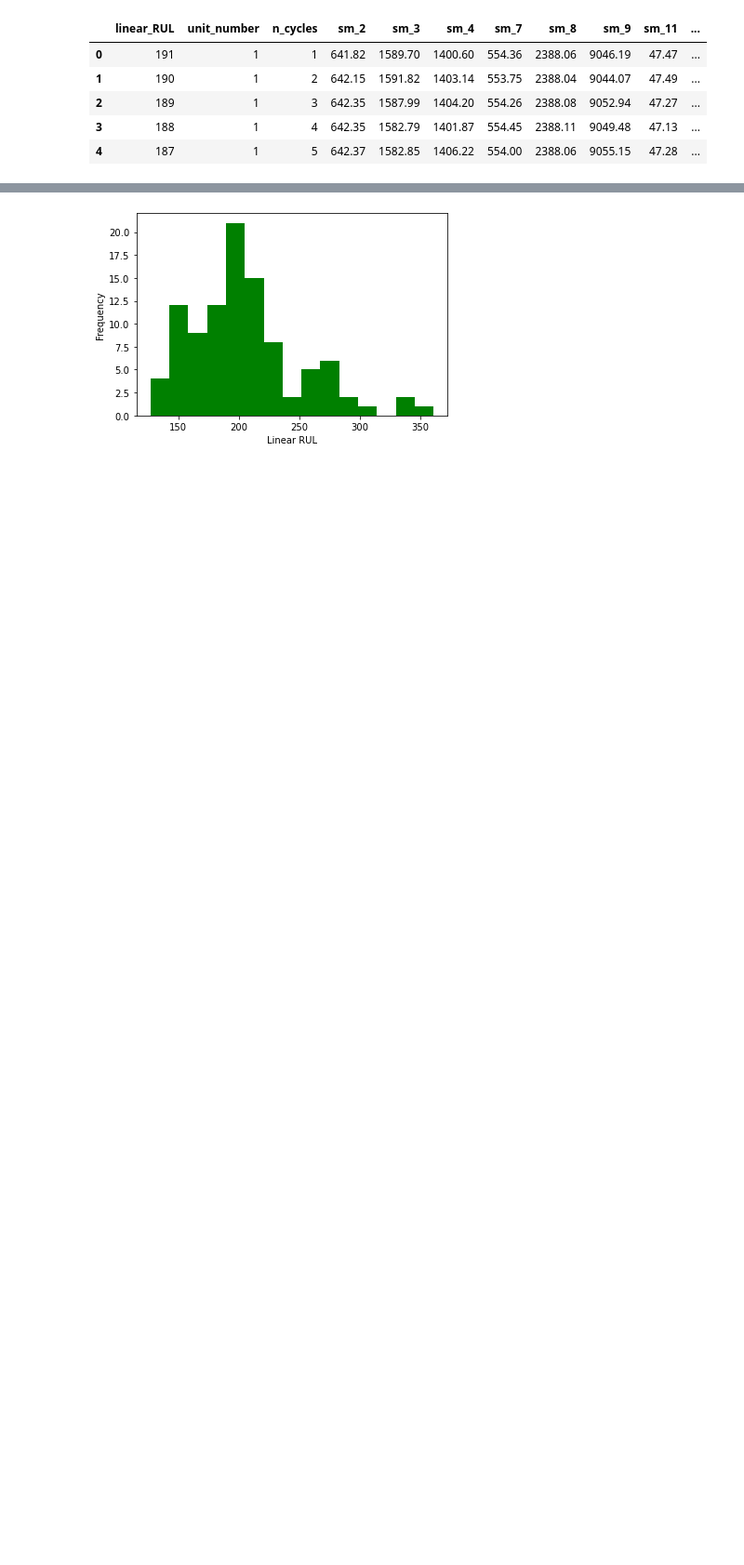
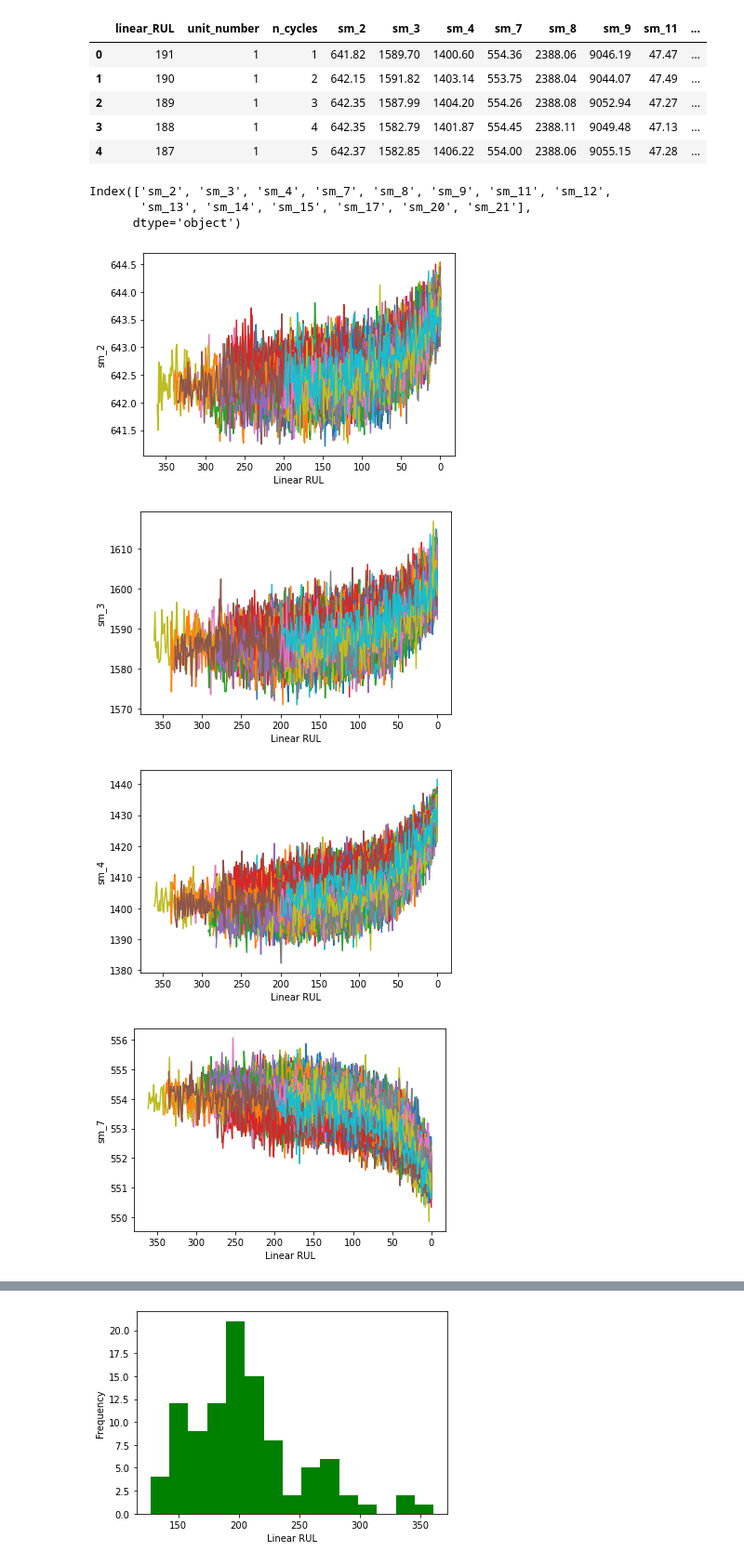
Before and after one commit to FranciscaAlliende/TurbofanEngineRUL, a Jupyter notebook: FD001_RULdefinition.ipynb, the cells around one changed output, grey strips where cells are left out. Shown at 93% size. Saved outputs shown, nothing was run; the diff lists cells and outputs as text; code cells hidden in the pictures; blank space fills up the shorter version.

```diff
--- a/FD001_RULdefinition.ipynb
+++ b/FD001_RULdefinition.ipynb
@@ -71,3 +72,29 @@ trainLR.head()
 | 2 | 189 | 1 | 3 | 642.35 | 1587.99 | 1404.20 | 554.26 | 2388.08 | 9052.94 | 47.27 | ... |
 | 3 | 188 | 1 | 4 | 642.35 | 1582.79 | 1401.87 | 554.45 | 2388.11 | 9049.48 | 47.13 | ... |
 | 4 | 187 | 1 | 5 | 642.37 | 1582.85 | 1406.22 | 554.00 | 2388.06 | 9055.15 | 47.28 | ... |
+# %%
+trainLR.columns[3::]
+# %% [output]
+Index(['sm_2', 'sm_3', 'sm_4', 'sm_7', 'sm_8', 'sm_9', 'sm_11', 'sm_12',
+       'sm_13', 'sm_14', 'sm_15', 'sm_17', 'sm_20', 'sm_21'],
+      dtype='object')
+# %%
+sensors = trainLR.columns[3::]
+
+for sm in sensors:
+
+    for unit in units:
+        x = trainLR[trainLR["unit_number"]==unit]["linear_RUL"].values
+        y = trainLR[trainLR["unit_number"]==unit][sm].values
+        plt.plot(x, y)
+
+    plt.xlabel("Linear RUL")
+    plt.ylabel(sm)
+    plt.gca().invert_xaxis()
+    plt.savefig("plots\LRUL_"+str(sm)+".png", bbox_inches = "tight")
+    plt.show()
+# %% [output]
+[figure, added]
+[figure, added]
+[figure, added]
+[figure, added]
```
Also changed, not shown: parts of 6 cells of this notebook, 3 other files.
